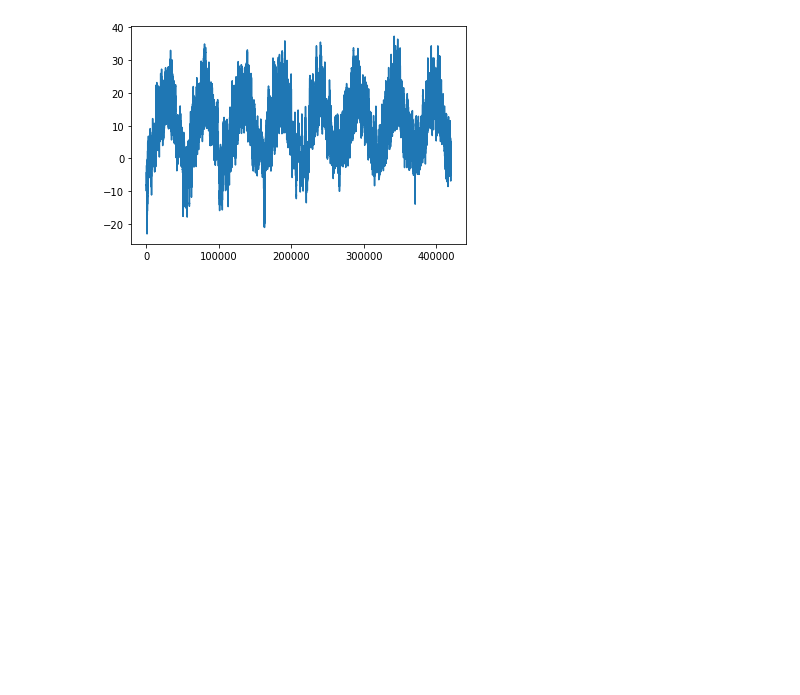
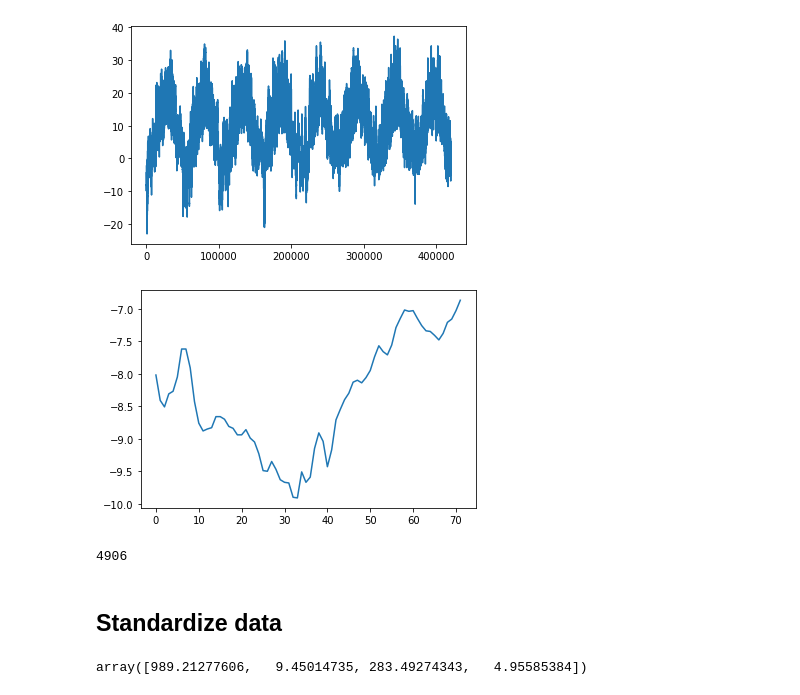
Before and after one commit to harnalashok/deeplearning-sequences, a Jupyter notebook: temperature_forecasting_time_series.ipynb, the cells around one changed output. Cells and saved outputs as stored; diff of their text form; code cells hidden in the pictures; blank space fills up the shorter version.

```diff
--- a/temperature_forecasting_time_series.ipynb
+++ b/temperature_forecasting_time_series.ipynb
@@ -275,3 +275,21 @@ plt.plot(range(len(temp)), temp) ;
 plt.show() ;
 # %% [output]
 [figure]
+# %%
+# 3.3 Let us see 12-hour variation
+#     How many readings in one-day?  (24 * 60 )/10 = 144
+#     So half day = 72 points
+#     It is half of this variation we want to predict
+
+plt.plot(range((12*60//10)), temp[:72]) ;
+plt.show() ;
+# %% [output]
+[figure, added]
+# %%
+# 3.4 Delete unwanted variable
+del temp
+gc.collect()
+# %% [output]
+4906
+# %% [markdown]
+## Standardize data
@@ -277,0 +305,9 @@ plt.show() ;
+# %%
+# 3.4.1 Get column-wise (axis= 0) mean
+#       We extract mean from training data only but would apply
+#       to whole of data
+
+mean = float_data[:training_data_size].mean(axis = 0)
+mean[:4]     # Show means of Ist four column means
+# %% [output]
+array([989.21277606,   9.45014735, 283.49274343,   4.95585384])
```
Also changed, not shown: parts of 6 cells of this notebook.
